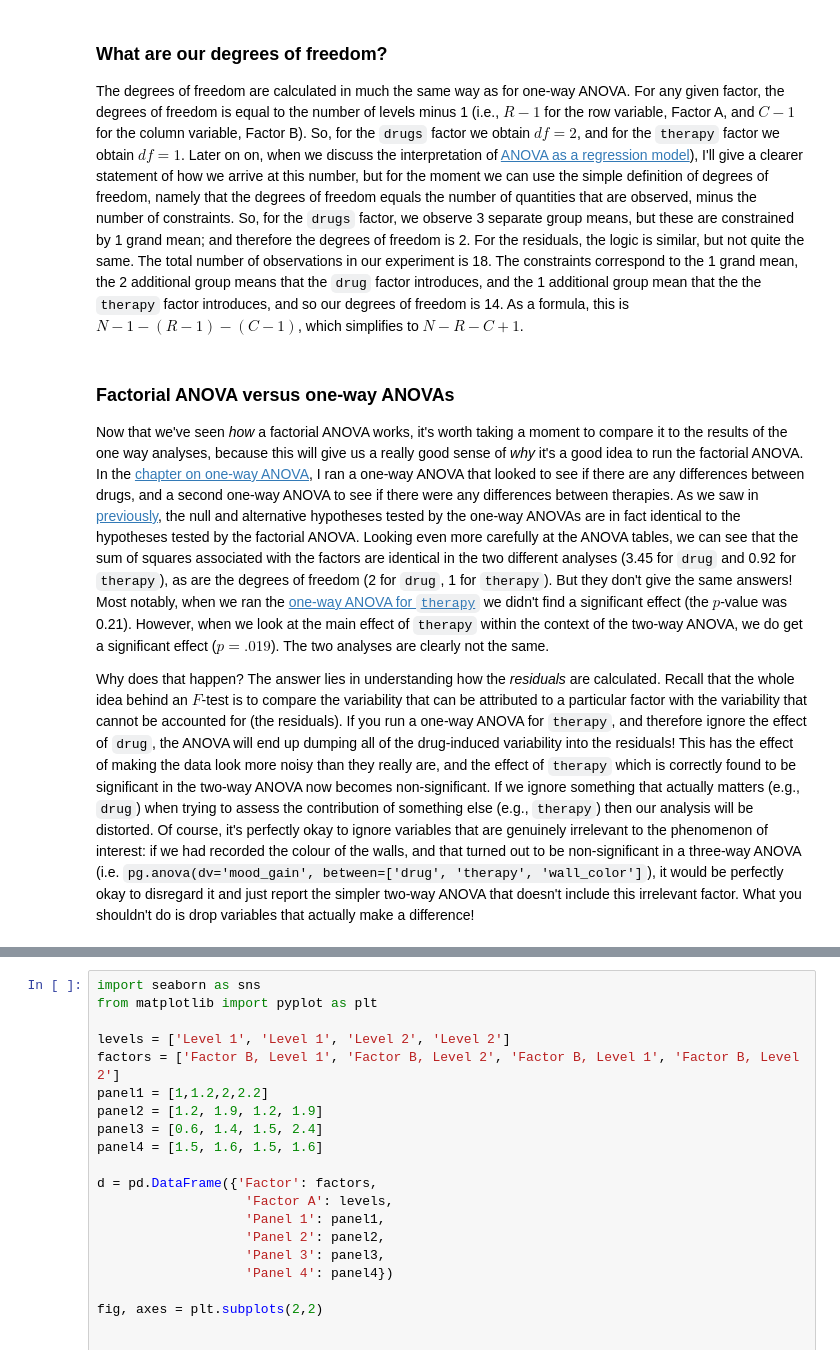
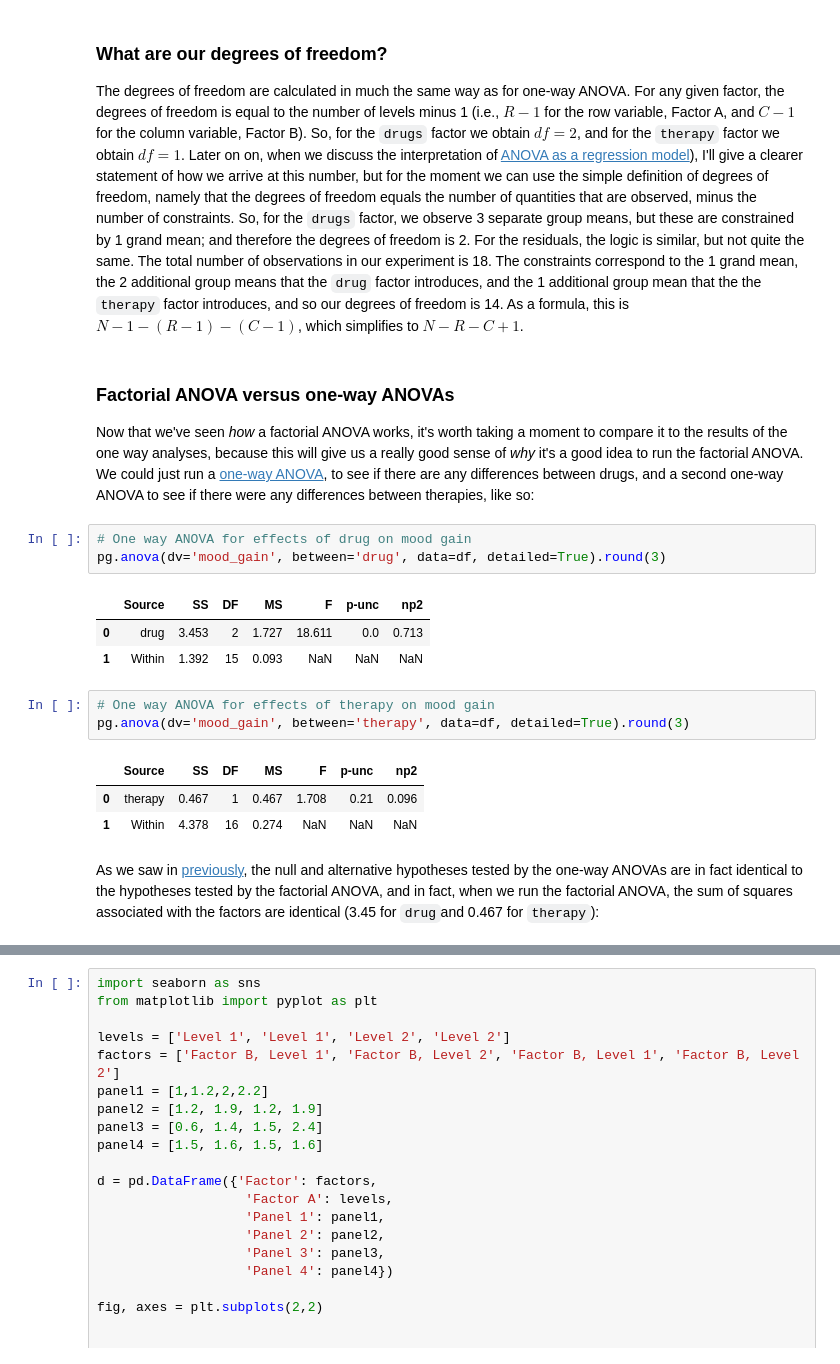
Before and after one commit to johnfkraus/pythonbook, a Jupyter notebook: Book/_build/html/_sources/05.05-anova2.ipynb, the cells around one changed output, grey strips where cells are left out. Cells and saved outputs as stored; diff of their text form.

```diff
--- a/Book/_build/html/_sources/05.05-anova2.ipynb
+++ b/Book/_build/html/_sources/05.05-anova2.ipynb
@@ -229,6 +229,20 @@ The degrees of freedom are calculated in much the same way as for one-way ANOVA.
 # %% [markdown]
 ### Factorial ANOVA versus one-way ANOVAs
 
-Now that we've seen *how* a factorial ANOVA works, it's worth taking a moment to compare it to the results of the one way analyses, because this will give us a really good sense of *why* it's a good idea to run the factorial ANOVA. In the [chapter on one-way ANOVA](anova), I ran a one-way ANOVA that looked to see if there are any differences between drugs, and a second one-way ANOVA to see if there were any differences between therapies. As we saw in [previously](factanovahyp), the null and alternative hypotheses tested by the one-way ANOVAs are in fact identical to the hypotheses tested by the factorial ANOVA. Looking even more carefully at the ANOVA tables, we can see that the sum of squares associated with the factors are identical in the two different analyses (3.45 for `drug` and 0.92 for `therapy`), as are the degrees of freedom (2 for `drug`, 1 for `therapy`). But they don't give the same answers! Most notably, when we ran the [one-way ANOVA for `therapy`](anovaandt) we didn't find a significant effect (the $p$-value was 0.21). However, when we look at the main effect of `therapy` within the context of the two-way ANOVA, we do get a significant effect ($p=.019$). The two analyses are clearly not the same.
-
-Why does that happen? The answer lies in understanding how the *residuals* are calculated. Recall that the whole idea behind an $F$-test is to compare the variability that can be attributed to a particular factor with the variability that cannot be accounted for (the residuals). If you run a one-way ANOVA for `therapy`, and therefore ignore the effect of `drug`, the ANOVA will end up dumping all of the drug-induced variability into the residuals! This has the effect of making the data look more noisy than they really are, and the effect of `therapy` which is correctly found to be significant in the two-way ANOVA now becomes non-significant. If we ignore something that actually matters (e.g., `drug`) when trying to assess the contribution of something else (e.g., `therapy`) then our analysis will be distorted. Of course, it's perfectly okay to ignore variables that are genuinely irrelevant to the phenomenon of interest: if we had recorded the colour of the walls, and that turned out to be non-significant in a three-way ANOVA (i.e. `pg.anova(dv='mood_gain', between=['drug', 'therapy', 'wall_color']`), it would be perfectly okay to disregard it and just report the simpler two-way ANOVA that doesn't include this irrelevant factor. What you shouldn't do is drop variables that actually make a difference!
+Now that we've seen *how* a factorial ANOVA works, it's worth taking a moment to compare it to the results of the one way analyses, because this will give us a really good sense of *why* it's a good idea to run the factorial ANOVA. We could just run a [one-way ANOVA](anova), to see if there are any differences between drugs, and a second one-way ANOVA to see if there were any differences between therapies, like so:
+# %%
+# One way ANOVA for effects of drug on mood gain
+pg.anova(dv='mood_gain', between='drug', data=df, detailed=True).round(3)
+# %% [output]
+|  | Source | SS | DF | MS | F | p-unc | np2 |
+| 0 | drug | 3.453 | 2 | 1.727 | 18.611 | 0.0 | 0.713 |
+| 1 | Within | 1.392 | 15 | 0.093 | NaN | NaN | NaN |
+# %%
+# One way ANOVA for effects of therapy on mood gain
+pg.anova(dv='mood_gain', between='therapy', data=df, detailed=True).round(3)
+# %% [output]
+|  | Source | SS | DF | MS | F | p-unc | np2 |
+| 0 | therapy | 0.467 | 1 | 0.467 | 1.708 | 0.21 | 0.096 |
+| 1 | Within | 4.378 | 16 | 0.274 | NaN | NaN | NaN |
+# %% [markdown]
+As we saw in [previously](factanovahyp), the null and alternative hypotheses tested by the one-way ANOVAs are in fact identical to the hypotheses tested by the factorial ANOVA, and in fact, when we run the factorial ANOVA, the sum of squares associated with the factors are identical (3.45 for ``drug``and 0.467 for ``therapy``):
```
Also changed, not shown: parts of 3 cells of this notebook, 5 other files.
